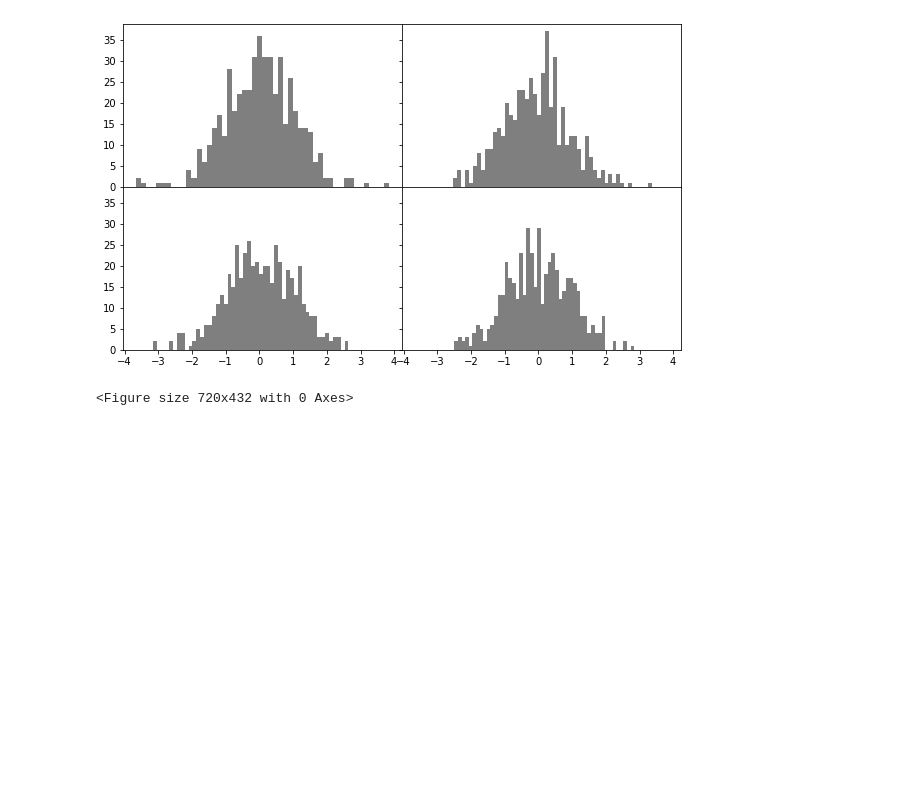
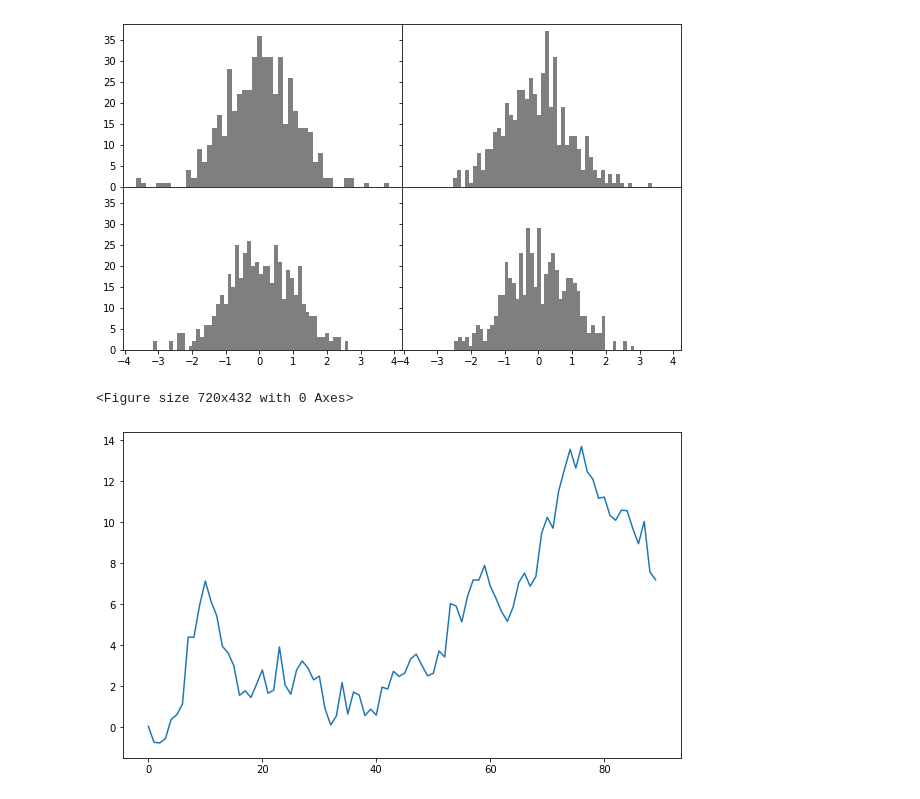
Before and after one commit to nurrizkyimani/flood-jsc-yli, a Jupyter notebook: training-try.ipynb, the cells around one changed output. Cells and saved outputs as stored; diff of their text form; code cells hidden in the pictures; blank space fills up the shorter version.

```diff
--- a/training-try.ipynb
+++ b/training-try.ipynb
@@ -113,3 +113,9 @@ fig.subplots_adjust(wspace=0, hspace=0)
 fig = plt.figure()
 # %% [output]
 <Figure size 720x432 with 0 Axes>
+# %%
+fig, ax = plt.subplots()
+#! figure,id=vis_ticks_one,width=3.5in,title="Simple plot for illustrating xticks (with default labels)"
+ax.plot(np.random.standard_normal(90).cumsum());
+# %% [output]
+[figure, added]
```
Also changed, not shown: parts of 9 cells of this notebook.
